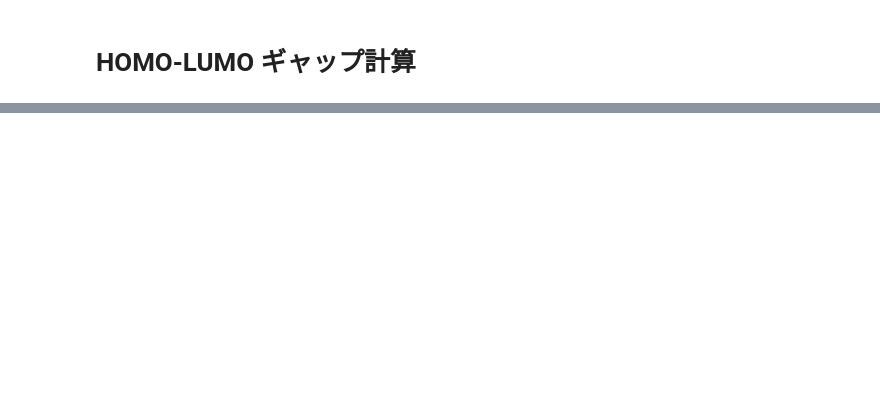
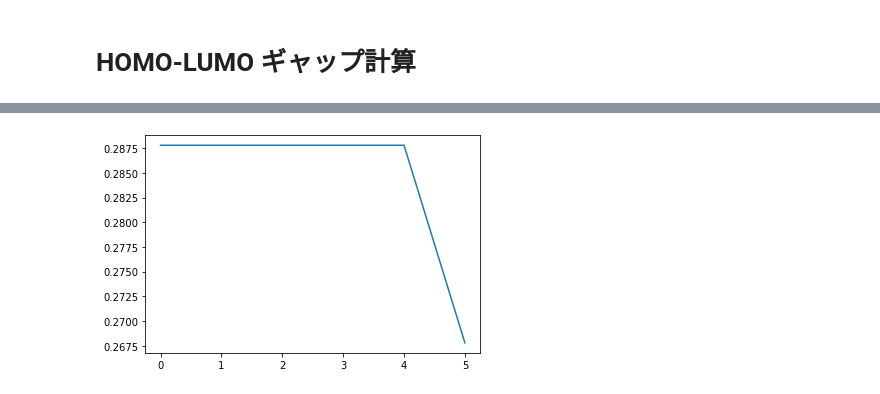
Before and after one commit to SolKul/MassMI, a Jupyter notebook: 10Psi4BayesOpt.ipynb, the cells around one changed output, grey strips where cells are left out. Saved outputs shown, nothing was run; the diff lists cells and outputs as text; code cells hidden in the pictures; blank space fills up the shorter version.

```diff
--- a/10Psi4BayesOpt.ipynb
+++ b/10Psi4BayesOpt.ipynb
@@ -190,0 +285,5 @@ NameError: name 'swave_function' is not defined
+# %%
+# bayes_opt_dis2.plot_result()
+bayes_opt_dis2.plot_trasition()
+# %% [output]
+[figure, added]
```
Also changed, not shown: parts of 21 cells of this notebook, 1 other file.
